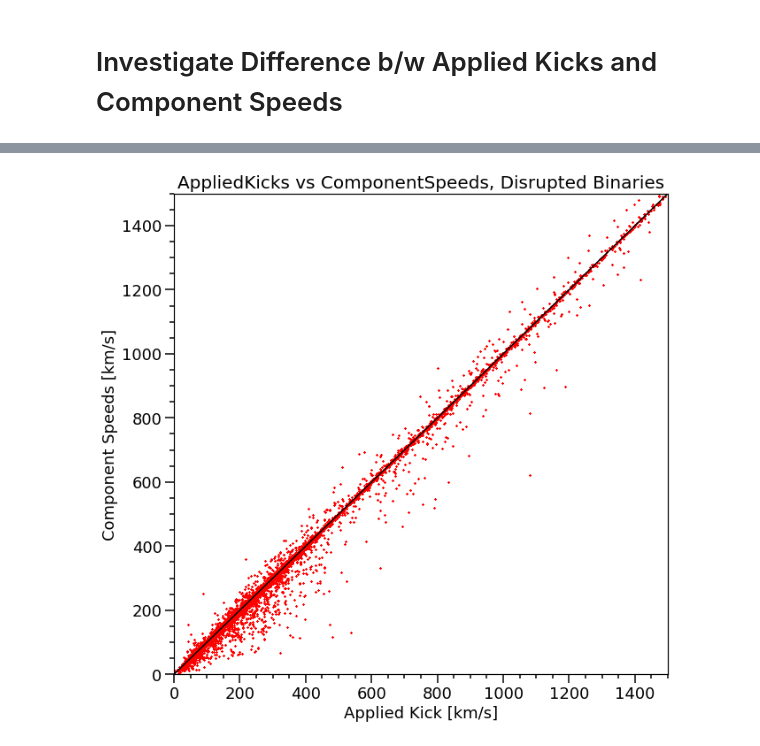
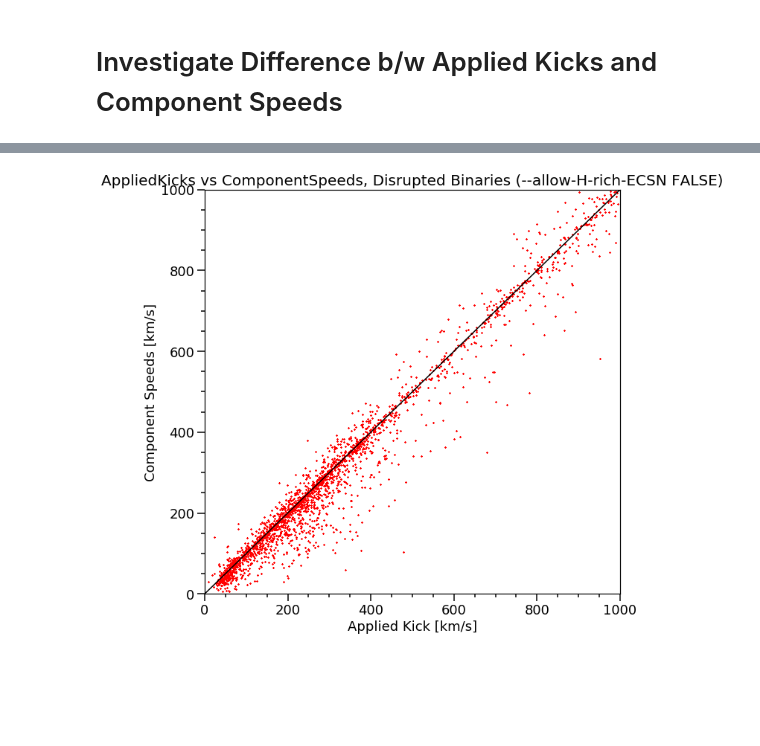
Before and after one commit to veome22/supernova_remnant_prescription, a Jupyter notebook: FRONTERA_kick_dist_plots_compas_BSE.ipynb, the cells around one changed output, grey strips where cells are left out. Drawn from its saved outputs; the diff is of its cells as text; code cells hidden in the pictures; blank space fills up the shorter version.

```diff
--- a/FRONTERA_kick_dist_plots_compas_BSE.ipynb
+++ b/FRONTERA_kick_dist_plots_compas_BSE.ipynb
@@ -433,0 +454,11 @@ BSE_mask_ALLSN_NS_ECSN = ((BSE_SN_STELLAR_TYPE_ECSN ==13)) # select unbound NSs,
+# %%
+data_ecsn_false = {'SN_STELLAR_TYPE_ECSN': SN_STELLAR_TYPE_ECSN ,
+                   'SN_TYPE_ECSN': SN_TYPE_ECSN,
+                   'UNBOUND_ECSN': UNBOUND_ECSN,
+                   'KICK_DATA_ECSN': KICK_DATA_ECSN,
+                   'COMPONENT_SPEEDS_ECSN': COMPONENT_SPEEDS_ECSN}
+
+# Creates pandas DataFrame.
+df_ecsn_false = pd.DataFrame(data_ecsn_false, index=SEED_ECSN)
+print(df_ecsn_false.shape)
+# df_ecsn_false.head()
@@ -433,0 +467,3 @@ BSE_mask_ALLSN_NS_ECSN = ((BSE_SN_STELLAR_TYPE_ECSN ==13)) # select unbound NSs,
+# %%
+mask_RLOF_to_ECSN = np.in1d(SEED_ECSN, SEED_RLOF)
+len(mask_RLOF_to_ECSN)
@@ -433,0 +472,5 @@ BSE_mask_ALLSN_NS_ECSN = ((BSE_SN_STELLAR_TYPE_ECSN ==13)) # select unbound NSs,
+# %%
+df_ecsn_false_only = df_ecsn_false.loc[mask_RLOF_to_ECSN]
+df_ecsn_false_only = df_ecsn_false_only[df_ecsn_false_only['SN_STELLAR_TYPE_ECSN'] == 13]
+print(df_ecsn_false_only.shape)
+df_ecsn_false_only.head()
@@ -566,2 +623,10 @@ Disrupted Binaries : 356018 (93.7%)
+# %%
+CP_SPEEDS_ALLSN_UNBOUND_ECSN_FALSE = df_ecsn_false_only[(df_ecsn_false_only['UNBOUND_ECSN']==1)]['COMPONENT_SPEEDS_ECSN'].to_numpy()
+CP_SPEEDS_ALLSN_BOUND_ECSN_FALSE = df_ecsn_false_only[(df_ecsn_false_only['UNBOUND_ECSN']==0) ]['COMPONENT_SPEEDS_ECSN'].to_numpy()
+CP_SPEEDS_ALLSN_ECSN_FALSE = df_ecsn_false_only['COMPONENT_SPEEDS_ECSN'].to_numpy()
+
+APPLIED_KICKS_ALLSN_UNBOUND_ECSN_FALSE = df_ecsn_false_only[(df_ecsn_false_only['UNBOUND_ECSN']==1)]['KICK_DATA_ECSN'].to_numpy()
+APPLIED_KICKS_ALLSN_BOUND_ECSN_FALSE = df_ecsn_false_only[(df_ecsn_false_only['UNBOUND_ECSN']==0) ]['KICK_DATA_ECSN'].to_numpy()
+APPLIED_KICKS_ALLSN_ECSN_FALSE = df_ecsn_false_only['KICK_DATA_ECSN'].to_numpy()
 # %%
 # number of intact binaries with componentspeeds higher than kicks
@@ -605,30 +659,22 @@ plt.show()
 # %%
 f, ax= plt.subplots(1, 1,  figsize=(10,10))
-
-
-CP_SPEEDS_ALL_UNBOUND = COMPONENT_SPEEDS[mask_ALLSN_UNBOUND]
-CP_SPEEDS_ALL_BOUND = COMPONENT_SPEEDS[mask_ALLSN_BOUND]
-
-APPLIED_KICKS_ALL_UNBOUND = APPLIED_KICKS[mask_ALLSN_UNBOUND]
-APPLIED_KICKS_ALL_BOUND = APPLIED_KICKS[mask_ALLSN_BOUND]
-
 
 layoutAxes(ax=ax, nameX='Applied Kick [km/s]',\
        nameY='Component Speeds [km/s]')
 
 size=0.2
-plt.scatter( APPLIED_KICKS_ALL_UNBOUND, CP_SPEEDS_ALL_UNBOUND, s=size, c='r', label='Disrupted')
+plt.scatter( APPLIED_KICKS_ALLSN_UNBOUND_ECSN_FALSE, CP_SPEEDS_ALLSN_UNBOUND_ECSN_FALSE, s=size, c='r', label='Disrupted')
 
 x = np.linspace(0,2000, 2000)
 plt.plot(x,x, 'k-')
 
-plt.xlim(0,1500)
-plt.ylim(0,1500)
+plt.xlim(0,1000)
+plt.ylim(0,1000)
 
-plt.title("AppliedKicks vs ComponentSpeeds, Disrupted Binaries", fontsize=20)
+plt.title("AppliedKicks vs ComponentSpeeds, Disrupted Binaries (--allow-H-rich-ECSN FALSE)", fontsize=20)
 
 plt.show()
 # %% [output]
-[figure, old version]
+[figure, new version]
 # %%
 f, ax= plt.subplots(1, 1,  figsize=(10,10))
```
Also changed, not shown: parts of 36 cells of this notebook.
